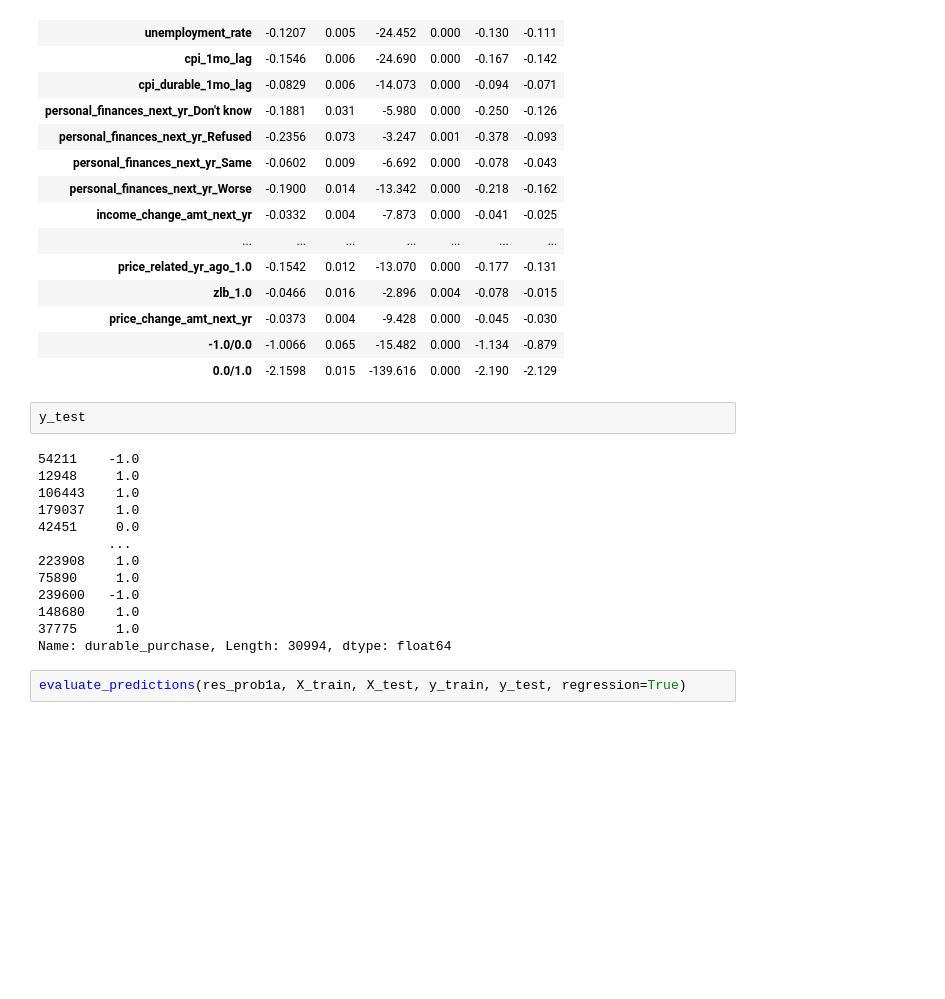
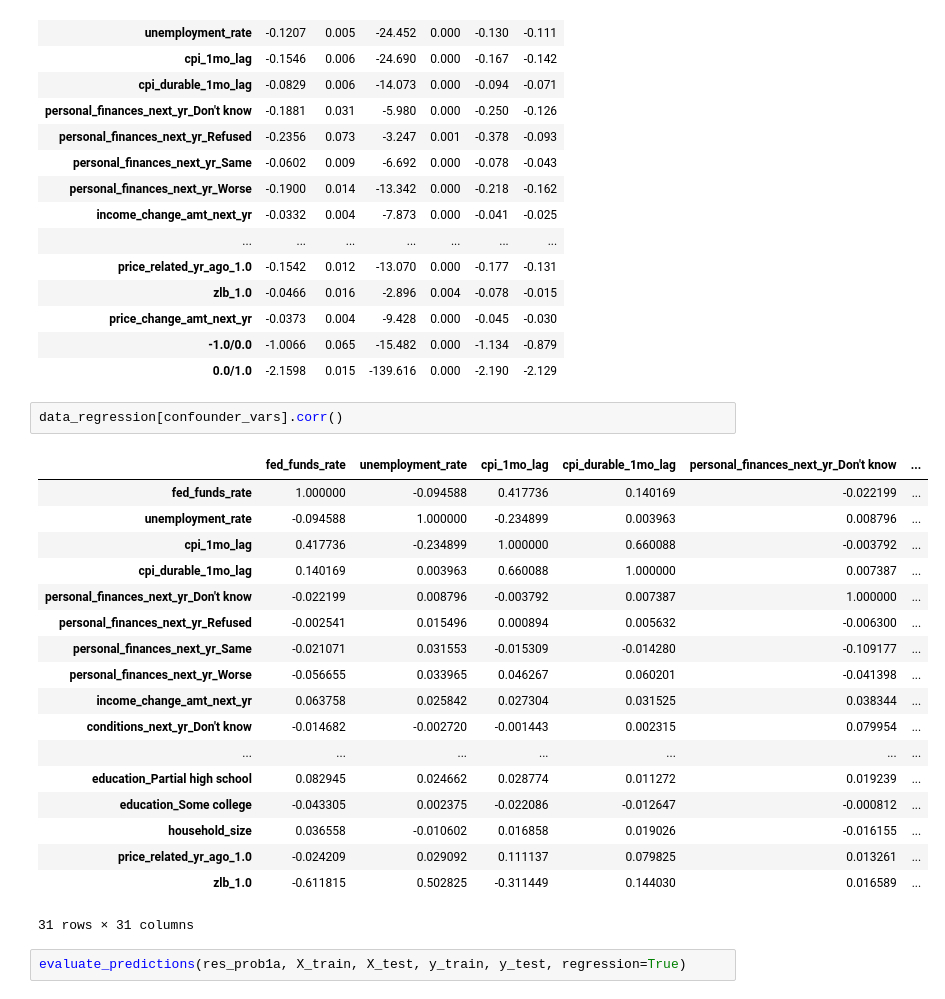
Before and after one commit to Wesley-Janson/stat27420_final_project, a Jupyter notebook: models.ipynb, the cells around one changed output. Drawn from its saved outputs; the diff is of its cells as text; blank space fills up the shorter version.

```diff
--- a/models.ipynb
+++ b/models.ipynb
@@ -105,21 +105,27 @@ OrderedModel Results
 | price_change_amt_next_yr | -0.0373 | 0.004 | -9.428 | 0.000 | -0.045 | -0.030 |
 | -1.0/0.0 | -1.0066 | 0.065 | -15.482 | 0.000 | -1.134 | -0.879 |
 | 0.0/1.0 | -2.1598 | 0.015 | -139.616 | 0.000 | -2.190 | -2.129 |
-# %%
-y_test
-# %% [output]
-54211    -1.0
-12948     1.0
-106443    1.0
-179037    1.0
-42451     0.0
-         ...
-223908    1.0
-75890     1.0
-239600   -1.0
-148680    1.0
-37775     1.0
-Name: durable_purchase, Length: 30994, dtype: float64
+# %%
+data_regression[confounder_vars].corr()
+# %% [output]
+|  | fed_funds_rate | unemployment_rate | cpi_1mo_lag | cpi_durable_1mo_lag | personal_finances_next_yr_Don't know | ... |
+| fed_funds_rate | 1.000000 | -0.094588 | 0.417736 | 0.140169 | -0.022199 | ... |
+| unemployment_rate | -0.094588 | 1.000000 | -0.234899 | 0.003963 | 0.008796 | ... |
+| cpi_1mo_lag | 0.417736 | -0.234899 | 1.000000 | 0.660088 | -0.003792 | ... |
+| cpi_durable_1mo_lag | 0.140169 | 0.003963 | 0.660088 | 1.000000 | 0.007387 | ... |
+| personal_finances_next_yr_Don't know | -0.022199 | 0.008796 | -0.003792 | 0.007387 | 1.000000 | ... |
+| personal_finances_next_yr_Refused | -0.002541 | 0.015496 | 0.000894 | 0.005632 | -0.006300 | ... |
+| personal_finances_next_yr_Same | -0.021071 | 0.031553 | -0.015309 | -0.014280 | -0.109177 | ... |
+| personal_finances_next_yr_Worse | -0.056655 | 0.033965 | 0.046267 | 0.060201 | -0.041398 | ... |
+| income_change_amt_next_yr | 0.063758 | 0.025842 | 0.027304 | 0.031525 | 0.038344 | ... |
+| conditions_next_yr_Don't know | -0.014682 | -0.002720 | -0.001443 | 0.002315 | 0.079954 | ... |
+| ... | ... | ... | ... | ... | ... | ... |
+| education_Partial high school | 0.082945 | 0.024662 | 0.028774 | 0.011272 | 0.019239 | ... |
+| education_Some college | -0.043305 | 0.002375 | -0.022086 | -0.012647 | -0.000812 | ... |
+| household_size | 0.036558 | -0.010602 | 0.016858 | 0.019026 | -0.016155 | ... |
+| price_related_yr_ago_1.0 | -0.024209 | 0.029092 | 0.111137 | 0.079825 | 0.013261 | ... |
+| zlb_1.0 | -0.611815 | 0.502825 | -0.311449 | 0.144030 | 0.016589 | ... |
+31 rows × 31 columns
 # %%
 evaluate_predictions(res_prob1a, X_train, X_test, y_train, y_test, regression=True)
 # %% [output]
```
Also changed, not shown: parts of 13 cells of this notebook.
